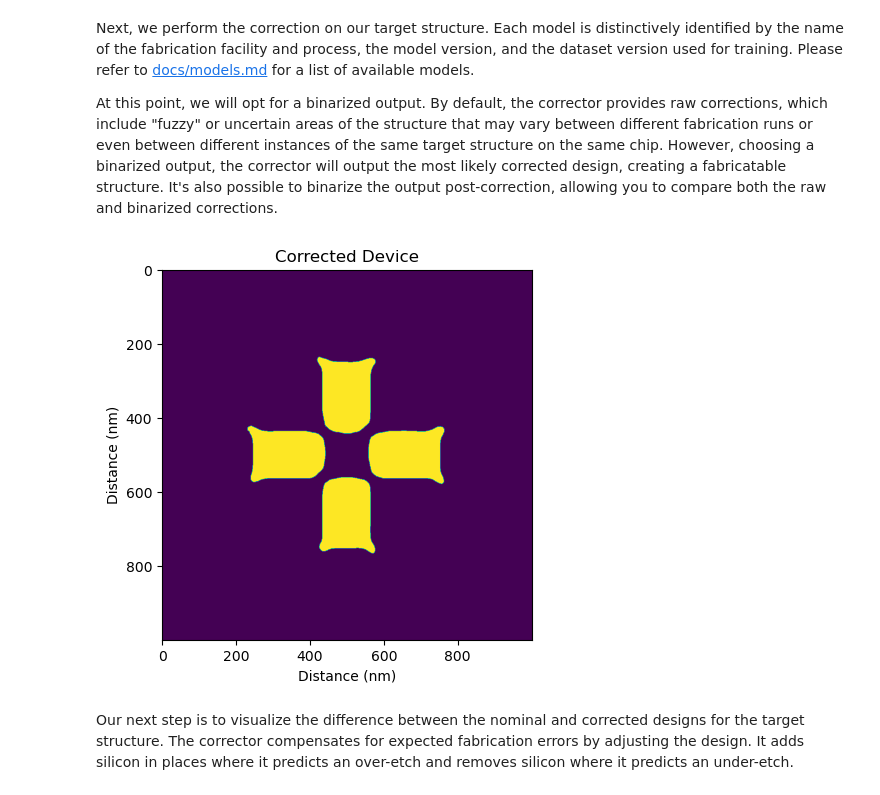
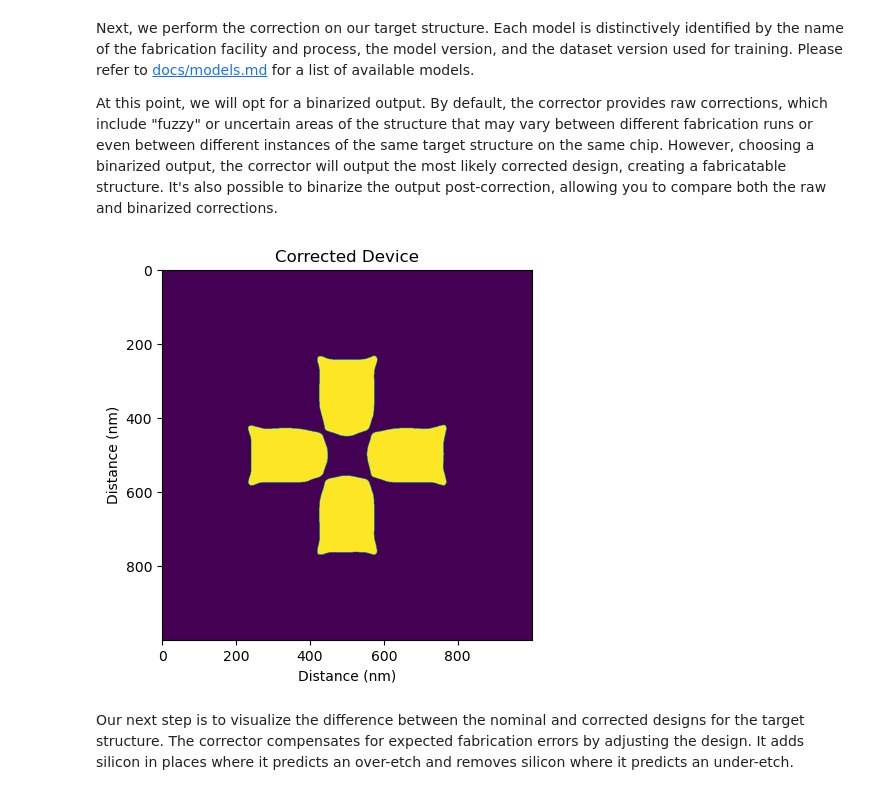
Before and after one commit to PreFab-Photonics/PreFab, a Jupyter notebook: examples/3_correction.ipynb, the cells around one changed output. Drawn from its saved outputs; the diff is of its cells as text; code cells hidden in the pictures.

```diff
--- a/examples/3_correction.ipynb
+++ b/examples/3_correction.ipynb
@@ -33,18 +34,18 @@ At this point, we will opt for a binarized output. By default, the corrector pro
 # %%
 # Performance note: The first correction might take longer as the cloud server starts and loads the necessary model(s). Subsequent predictions should be quicker.
 MODEL_NAME = "ANT_NanoSOI"
-MODEL_TAGS = "v5-d4"
+MODEL_TAGS = "v6-d7"
 correction = pf.correct(
     device=device, model_name=MODEL_NAME, model_tags=MODEL_TAGS, binarize=True
 )
 
 plt.imshow(pf.binarize(correction))
 plt.title("Corrected Device")
 plt.ylabel("Distance (nm)")
 plt.xlabel("Distance (nm)")
 plt.show()
 # %% [output]
-[figure, old version]
+[figure, new version]
 # %% [markdown]
 Our next step is to visualize the difference between the nominal and corrected designs for the target structure. The corrector compensates for expected fabrication errors by adjusting the design. It adds silicon in places where it predicts an over-etch and removes silicon where it predicts an under-etch.
 # %%
```
Also changed, not shown: parts of 4 cells of this notebook, 1 other file.
